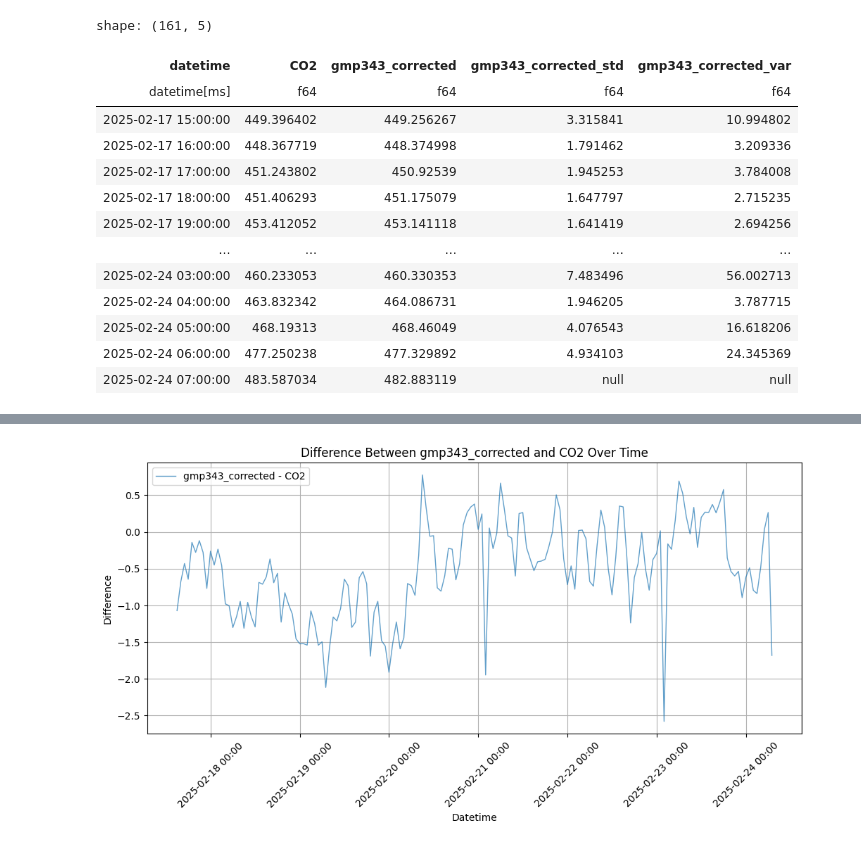
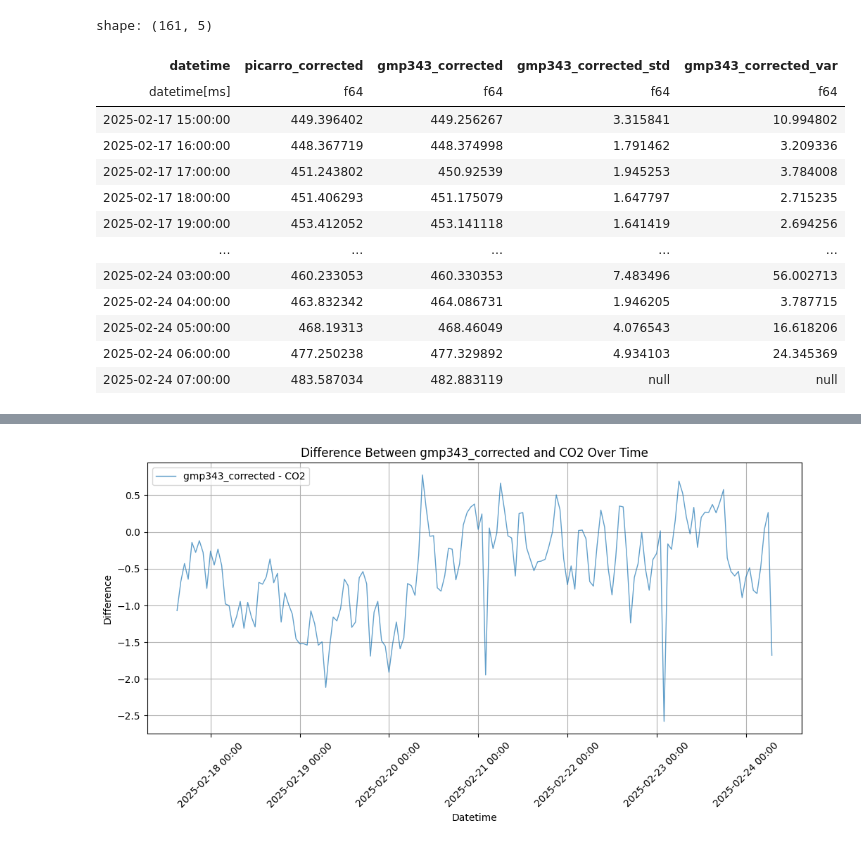
Before and after one commit to tum-esm/ACROPOLIS-data-processing, a Jupyter notebook: notebooks/deployment/plot_N5_vs_reference.ipynb, the cells around one changed output, grey strips where cells are left out. Saved outputs shown, nothing was run; the diff lists cells and outputs as text; code cells hidden in the pictures.

```diff
--- a/notebooks/deployment/plot_N5_vs_reference.ipynb
+++ b/notebooks/deployment/plot_N5_vs_reference.ipynb
@@ -45,13 +45,8 @@ df_p_icos = pl.scan_parquet(os.path.join(PROCESSED_PICARRO_DATA_DIRECTORY,"Calib
 start_date = datetime(2025, 2, 17, 15, 0, 0)
 end_date = datetime(2025, 2 , 24, 7, 0, 0)
 
-df_p_icos = df_p_icos.rename({"creation_timestamp": "datetime", "picarro_corrected": "CO2"}) \
-    .select(["datetime", "CO2"]) \
-    .with_columns(pl.col("datetime").cast(pl.Datetime("ms"))) \
+df_p_icos = df_p_icos.select(["datetime", "picarro_corrected"]) \
     .filter(pl.col("datetime").is_between(start_date, end_date)) \
-    .with_columns(system_name = pl.lit("Picarro_ICOS")) \
-    .with_columns(system_id = pl.lit(529)) \
-    .with_columns(pl.col("system_id").cast(pl.Int64)) \
     .collect()
 # %%
 df_3 = import_acropolis_system_data(years = [2024,2025],
@@ -65,10 +60,10 @@ df_6 = import_acropolis_system_data(years = [2024,2025],
 # %%
 df_3.with_columns(pl.col("datetime").cast(pl.Datetime("ms"))) \
     .filter(pl.col("datetime").is_between(start_date, end_date)) \
-    .select("datetime", "CO2", "gmp343_corrected", "gmp343_corrected_std", "gmp343_corrected_var")
+    .select("datetime", "picarro_corrected", "gmp343_corrected", "gmp343_corrected_std", "gmp343_corrected_var")
 # %% [output]
 shape: (161, 5)
-| datetime | CO2 | gmp343_corrected | gmp343_corrected_std | gmp343_corrected_var |
+| datetime | picarro_corrected | gmp343_corrected | gmp343_corrected_std | gmp343_corrected_var |
 | datetime[ms] | f64 | f64 | f64 | f64 |
 | 2025-02-17 15:00:00 | 449.396402 | 449.256267 | 3.315841 | 10.994802 |
 | 2025-02-17 16:00:00 | 448.367719 | 448.374998 | 1.791462 | 3.209336 |
```
Also changed, not shown: parts of 3 cells of this notebook.
